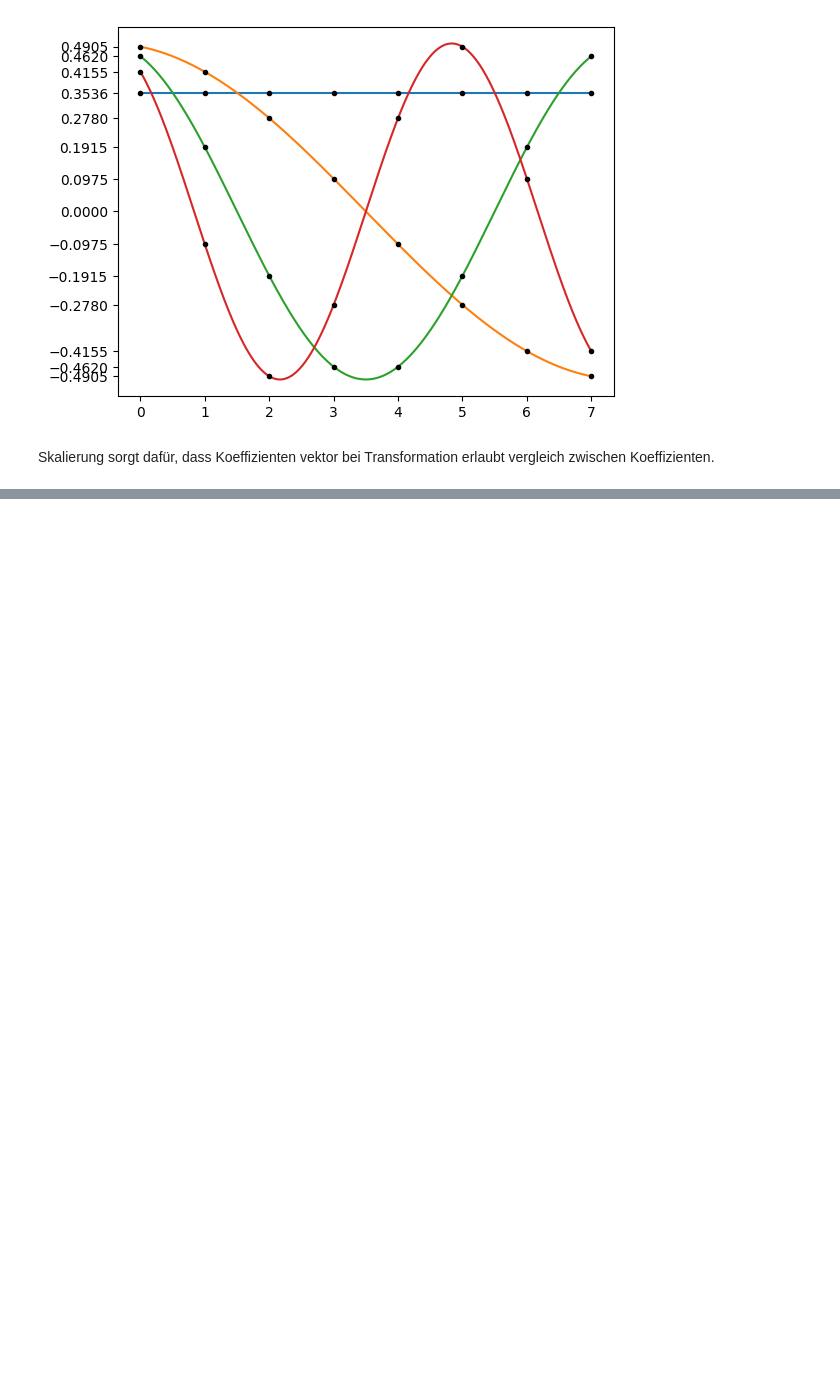
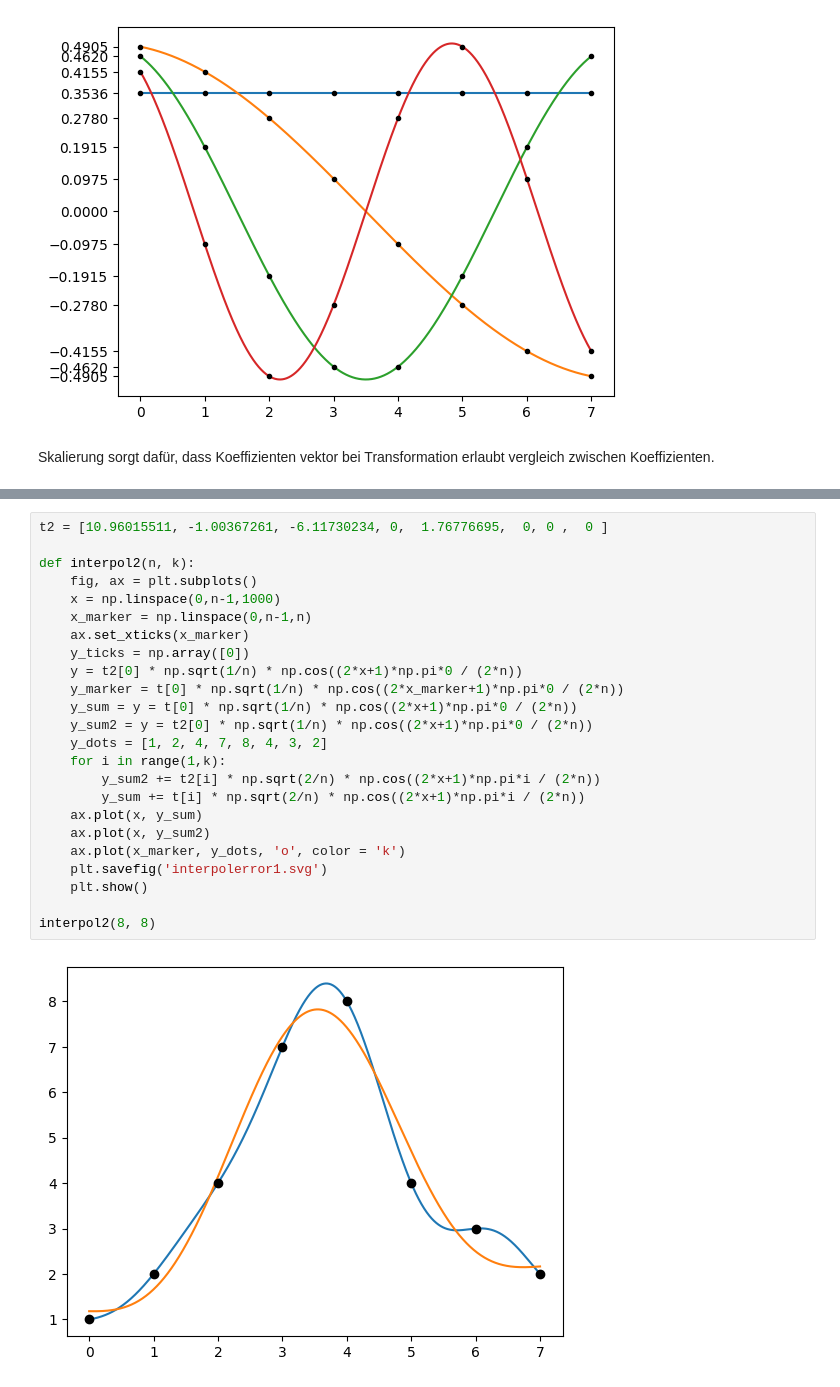
Before and after one commit to LeonardoDiCodeo/dct, a Jupyter notebook: DCT.ipynb, the cells around one changed output, grey strips where cells are left out. Cells and saved outputs as stored; diff of their text form; blank space fills up the shorter version.

```diff
--- a/DCT.ipynb
+++ b/DCT.ipynb
@@ -135,0 +208,26 @@ Skalierung sorgt dafür, dass Koeffizienten vektor bei Transformation erlaubt ve
+# %%
+t2 = [10.96015511, -1.00367261, -6.11730234, 0,  1.76776695,  0, 0 ,  0 ]
+
+def interpol2(n, k):
+    fig, ax = plt.subplots()
+    x = np.linspace(0,n-1,1000)
+    x_marker = np.linspace(0,n-1,n)
+    ax.set_xticks(x_marker)
+    y_ticks = np.array([0])
+    y = t2[0] * np.sqrt(1/n) * np.cos((2*x+1)*np.pi*0 / (2*n))
+    y_marker = t[0] * np.sqrt(1/n) * np.cos((2*x_marker+1)*np.pi*0 / (2*n))
+    y_sum = y = t[0] * np.sqrt(1/n) * np.cos((2*x+1)*np.pi*0 / (2*n))
+    y_sum2 = y = t2[0] * np.sqrt(1/n) * np.cos((2*x+1)*np.pi*0 / (2*n))
+    y_dots = [1, 2, 4, 7, 8, 4, 3, 2]
+    for i in range(1,k):
+        y_sum2 += t2[i] * np.sqrt(2/n) * np.cos((2*x+1)*np.pi*i / (2*n))
+        y_sum += t[i] * np.sqrt(2/n) * np.cos((2*x+1)*np.pi*i / (2*n))
+    ax.plot(x, y_sum)
+    ax.plot(x, y_sum2)
+    ax.plot(x_marker, y_dots, 'o', color = 'k')
+    plt.savefig('interpolerror1.svg')
+    plt.show()
+
+interpol2(8, 8)
+# %% [output]
+[figure, added]
```
Also changed, not shown: parts of 4 cells of this notebook, 9 other files.
